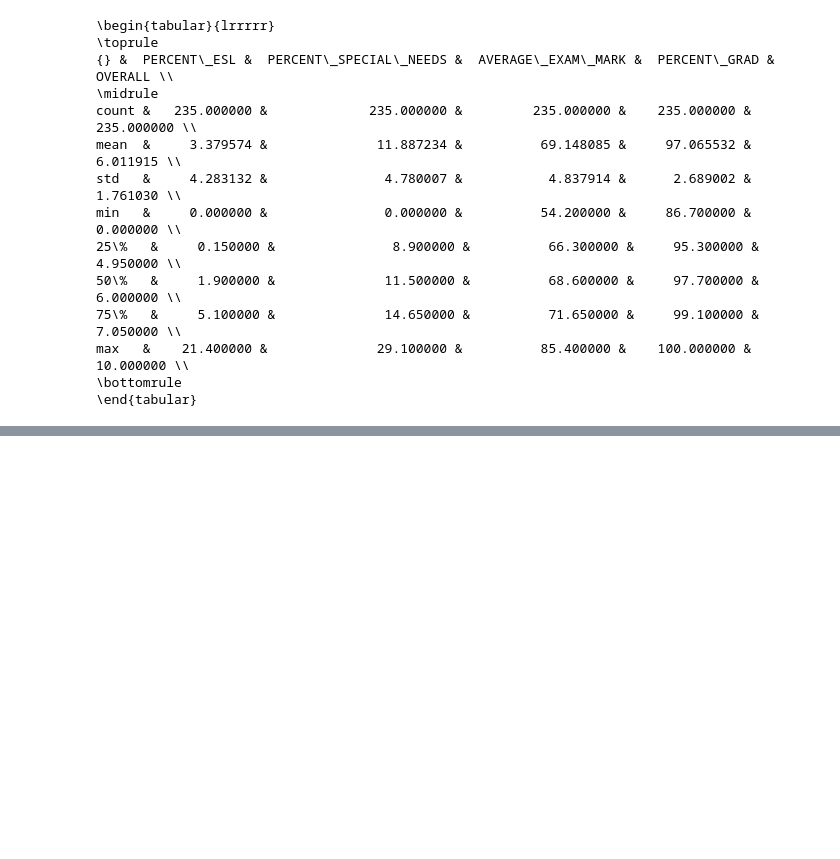
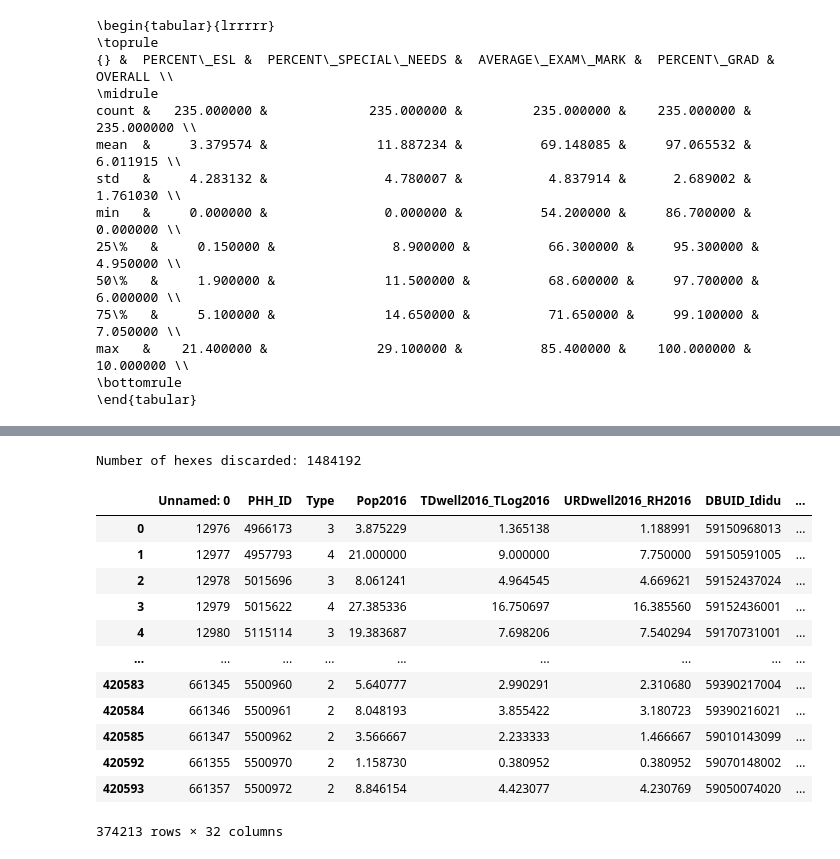
Before and after one commit to mukund0299/ECON_490_Paper, a Jupyter notebook: Final_Proposal/data/Untitled.ipynb, the cells around one changed output, grey strips where cells are left out. Saved outputs shown, nothing was run; the diff lists cells and outputs as text; code cells hidden in the pictures; blank space fills up the shorter version.

Commit message:
add school info to hexes

```diff
--- a/Final_Proposal/data/Untitled.ipynb
+++ b/Final_Proposal/data/Untitled.ipynb
@@ -106,0 +122,22 @@ KeyboardInterrupt:
+# %%
+linked = pd.read_csv("pop_regions_with_school.csv")
+
+# Discard hexes where the closest school is over 25km away -- arbitrary assumption that students aren't traveling that far for school
+discard_hex_too_far_away = linked[linked["DISTANCE"] <= 25]
+print("Number of hexes discarded: %d" % (linked.size - discard_hex_too_far_away.size))
+discard_hex_too_far_away
+# %% [output]
+Number of hexes discarded: 1484192
+|  | Unnamed: 0 | PHH_ID | Type | Pop2016 | TDwell2016_TLog2016 | URDwell2016_RH2016 | DBUID_Ididu | ... |
+| 0 | 12976 | 4966173 | 3 | 3.875229 | 1.365138 | 1.188991 | 59150968013 | ... |
+| 1 | 12977 | 4957793 | 4 | 21.000000 | 9.000000 | 7.750000 | 59150591005 | ... |
+| 2 | 12978 | 5015696 | 3 | 8.061241 | 4.964545 | 4.669621 | 59152437024 | ... |
+| 3 | 12979 | 5015622 | 4 | 27.385336 | 16.750697 | 16.385560 | 59152436001 | ... |
+| 4 | 12980 | 5115114 | 3 | 19.383687 | 7.698206 | 7.540294 | 59170731001 | ... |
+| ... | ... | ... | ... | ... | ... | ... | ... | ... |
+| 420583 | 661345 | 5500960 | 2 | 5.640777 | 2.990291 | 2.310680 | 59390217004 | ... |
+| 420584 | 661346 | 5500961 | 2 | 8.048193 | 3.855422 | 3.180723 | 59390216021 | ... |
+| 420585 | 661347 | 5500962 | 2 | 3.566667 | 2.233333 | 1.466667 | 59010143099 | ... |
+| 420592 | 661355 | 5500970 | 2 | 1.158730 | 0.380952 | 0.380952 | 59070148002 | ... |
+| 420593 | 661357 | 5500972 | 2 | 8.846154 | 4.423077 | 4.230769 | 59050074020 | ... |
+374213 rows × 32 columns
```
Also changed, not shown: parts of 2 cells of this notebook, 1 other file.
